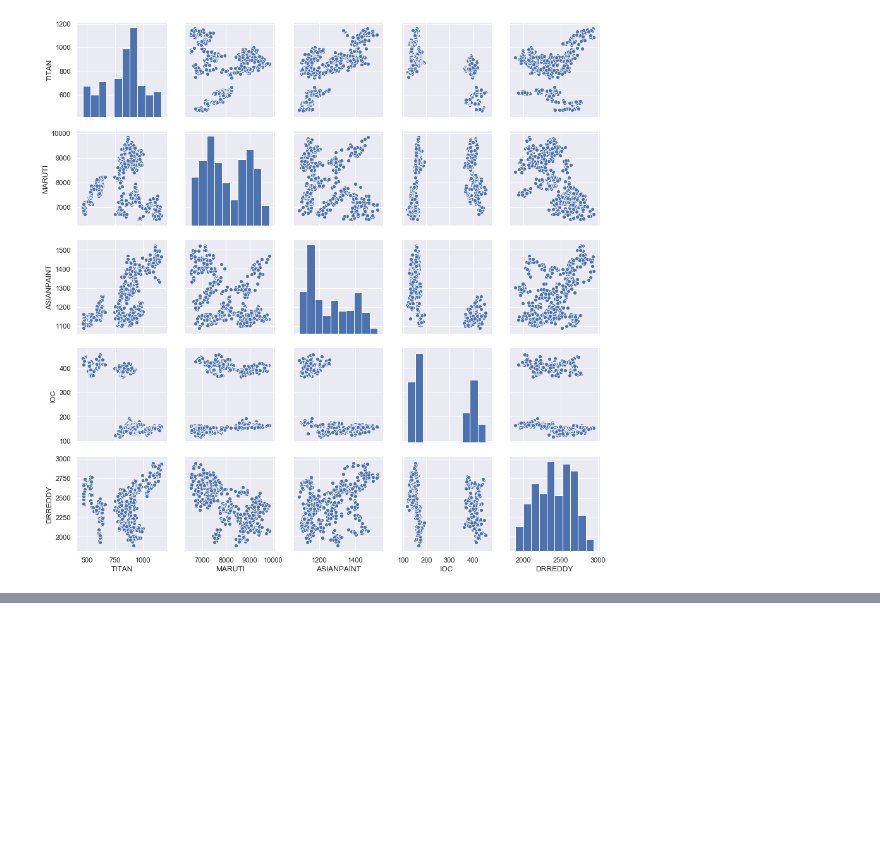
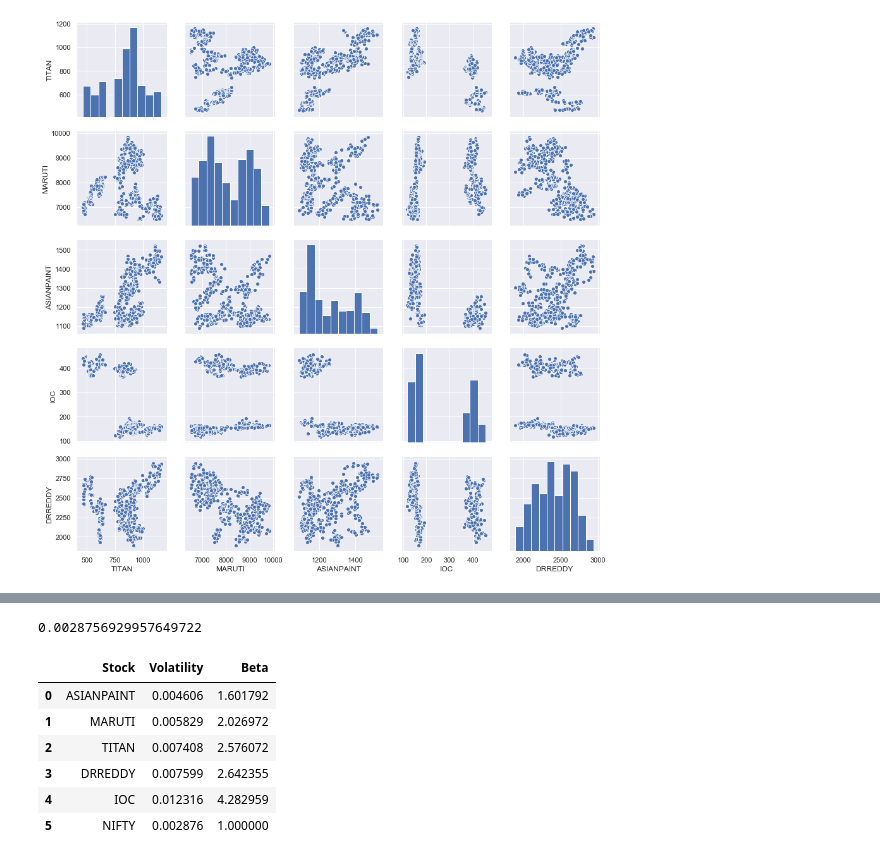
Before and after one commit to JamesMcGuigan/aspiration-ai-internship, a Jupyter notebook: python3/module_2/module_2.ipynb, the cells around one changed output, grey strips where cells are left out. Drawn from its saved outputs; the diff is of its cells as text; code cells hidden in the pictures; blank space fills up the shorter version.

```diff
--- a/python3/module_2/module_2.ipynb
+++ b/python3/module_2/module_2.ipynb
@@ -257,0 +300,23 @@ sns.pairplot(correlation_df)
+# %%
+nifty = pd.read_csv( "../../data/Indices/Nifty50.csv", parse_dates=['Date'] )  # parse_dates=['Date'] cast to Timestamp
+nifty.set_index('Date', inplace=True, drop=False)
+nifty_volatility = nifty.Close.pct_change().dropna().rolling(7).mean().dropna().std()
+nifty_volatility
+# %% [output]
+0.0028756929957649722
+# %%
+stock_volatility_df = pd.DataFrame({
+    'Stock':      correlation_rolling_pct_volatility.index.to_list(),
+    'Volatility': correlation_rolling_pct_volatility.values
+})
+stock_volatility_df = stock_volatility_df.append({ "Stock": "NIFTY", "Volatility": nifty_volatility }, ignore_index=True)
+stock_volatility_df['Beta'] = stock_volatility_df['Volatility'] / nifty_volatility
+stock_volatility_df
+# %% [output]
+|  | Stock | Volatility | Beta |
+| 0 | ASIANPAINT | 0.004606 | 1.601792 |
+| 1 | MARUTI | 0.005829 | 2.026972 |
+| 2 | TITAN | 0.007408 | 2.576072 |
+| 3 | DRREDDY | 0.007599 | 2.642355 |
+| 4 | IOC | 0.012316 | 4.282959 |
+| 5 | NIFTY | 0.002876 | 1.000000 |
```
Also changed, not shown: parts of 8 cells of this notebook.
